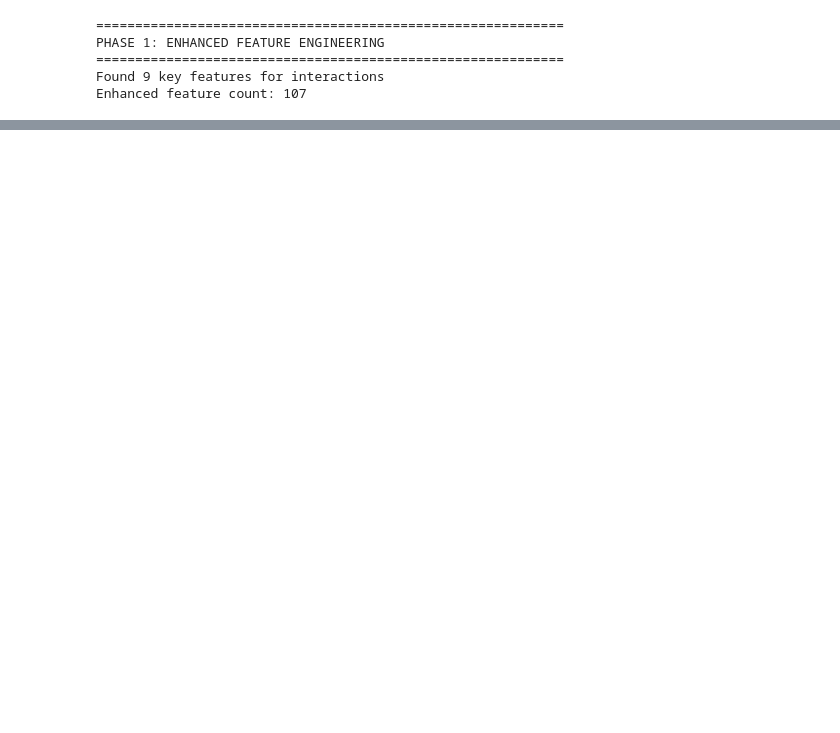
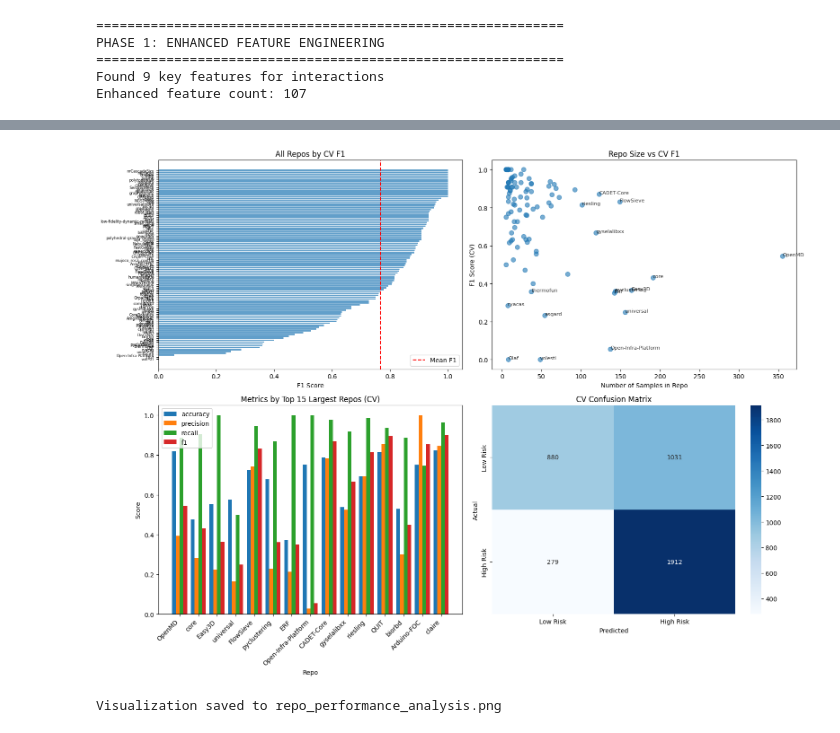
Before and after one commit to ArtLiathain/masters-thesis, a Jupyter notebook: data_analysis/machine_learning/decision_tree.ipynb, the cells around one changed output, grey strips where cells are left out. Drawn from its saved outputs; the diff is of its cells as text; code cells hidden in the pictures; blank space fills up the shorter version.

```diff
--- a/data_analysis/machine_learning/decision_tree.ipynb
+++ b/data_analysis/machine_learning/decision_tree.ipynb
@@ -28 +28,8 @@ False    2074
 Name: count, dtype: int64
+# %%
+df['repo'] = df['file_path'].str.split('__').str[0]
+print(f"Total unique repos: {df['repo'].nunique()}")
+print(f"\nTop 10 repos by file count:")
+print(df['repo'].value_counts().head(10))
+
+df_with_repo = df.copy()
@@ -78,7 +101,7 @@ df_fe = df_fe.drop(columns=zero_var_cols)
 print(f"Dropped zero-variance columns: {zero_var_cols}")
 
 target_col = 'is_high_risk'
-exclude_cols = ['file_path', target_col]
+exclude_cols = ['file_path', 'repo', target_col]
 
 feature_cols = [col for col in df_fe.columns if col not in exclude_cols]
 print(f"\nNumber of features after FE: {len(feature_cols)}")
@@ -137,12 +160,15 @@ percentile_cols = ['halstead_difficulty', 'wmc_cyclomatic', 'loc_sloc',
                    'halstead_effort', 'cognitive_sum']
 for col in percentile_cols:
     if col in X_enhanced.columns:
-        X_enhanced[f'{col}_high'] = (X_enhanced[col] > X_enhanced[col].quantile(0.75)).astype(int)
-        X_enhanced[f'{col}_low'] = (X_enhanced[col] < X_enhanced[col].quantile(0.25)).astype(int)
+        X_enhanced[f'{col}_high'] = (
+            X_enhanced[col] > X_enhanced[col].quantile(0.75)).astype(int)
+        X_enhanced[f'{col}_low'] = (
+            X_enhanced[col] < X_enhanced[col].quantile(0.25)).astype(int)
 
 for col in percentile_cols:
     if col in X_enhanced.columns:
-        q75, q25 = X_enhanced[col].quantile(0.75), X_enhanced[col].quantile(0.25)
+        q75, q25 = X_enhanced[col].quantile(
+            0.75), X_enhanced[col].quantile(0.25)
         iqr = q75 - q25
         upper = q75 + 1.5 * iqr
         X_enhanced[f'{col}_outlier'] = (X_enhanced[col] > upper).astype(int)
@@ -270,3 +395,59 @@ OOB Score: 0.7635
+# %%
+
+fig, axes = plt.subplots(2, 2, figsize=(16, 12))
+
+ax1 = axes[0, 0]
+cv_sorted = cv_repo_metrics.sort_values('f1')
+ax1.barh(range(len(cv_sorted)), cv_sorted['f1'], alpha=0.7)
+ax1.set_yticks(range(len(cv_sorted)))
+ax1.set_yticklabels(cv_sorted['repo'], fontsize=6)
+ax1.set_xlabel('F1 Score')
+ax1.set_title('All Repos by CV F1')
+ax1.axvline(x=cv_repo_metrics['f1'].mean(),
+            color='r', linestyle='--', label='Mean F1')
+ax1.legend()
+
+ax2 = axes[0, 1]
+ax2.scatter(cv_repo_metrics['n_samples'],
+            cv_repo_metrics['f1'], alpha=0.6, s=50)
+ax2.set_xlabel('Number of Samples in Repo')
+ax2.set_ylabel('F1 Score (CV)')
+ax2.set_title('Repo Size vs CV F1')
+for i, row in cv_repo_metrics.iterrows():
+    if row['f1'] < 0.4 or row['n_samples'] > 100:
+        ax2.annotate(row['repo'], (row['n_samples'],
+                     row['f1']), fontsize=8, alpha=0.8)
+
+ax3 = axes[1, 0]
+top_repos = cv_repo_metrics.nlargest(15, 'n_samples')
+metrics_to_plot = ['accuracy', 'precision', 'recall', 'f1']
+x = np.arange(len(top_repos))
+width = 0.2
+for i, metric in enumerate(metrics_to_plot):
+    ax3.bar(x + i*width, top_repos[metric], width, label=metric)
+ax3.set_xlabel('Repo')
+ax3.set_ylabel('Score')
+ax3.set_title('Metrics by Top 15 Largest Repos (CV)')
+ax3.set_xticks(x + width*1.5)
+ax3.set_xticklabels(top_repos['repo'], rotation=45, ha='right')
+ax3.legend()
+
+ax4 = axes[1, 1]
+sns.heatmap(cv_cm, annot=True, fmt='d', cmap='Blues', ax=ax4,
+            xticklabels=['Low Risk', 'High Risk'],
+            yticklabels=['Low Risk', 'High Risk'])
+ax4.set_xlabel('Predicted')
+ax4.set_ylabel('Actual')
+ax4.set_title('CV Confusion Matrix')
+
+plt.tight_layout()
+plt.savefig('repo_performance_analysis.png', dpi=150, bbox_inches='tight')
+plt.show()
+
+print("\nVisualization saved to repo_performance_analysis.png")
+# %% [output]
+[figure, added]
+Visualization saved to repo_performance_analysis.png
 # %%
 
 print("\n" + "="*60)
```
Also changed, not shown: parts of 14 cells of this notebook, 15 other files.
